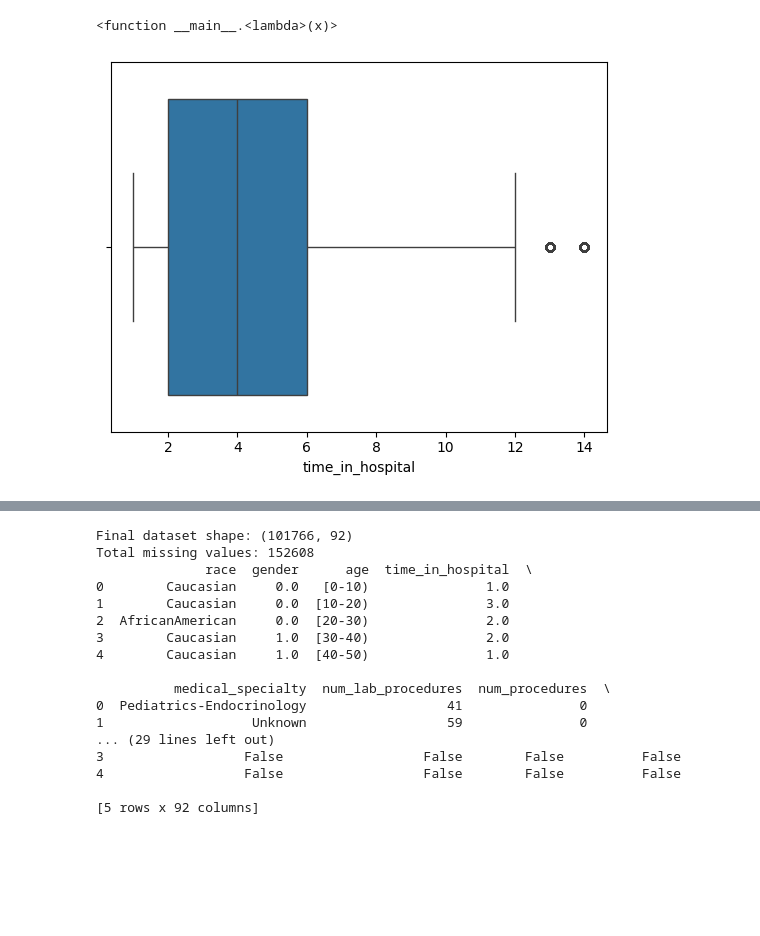
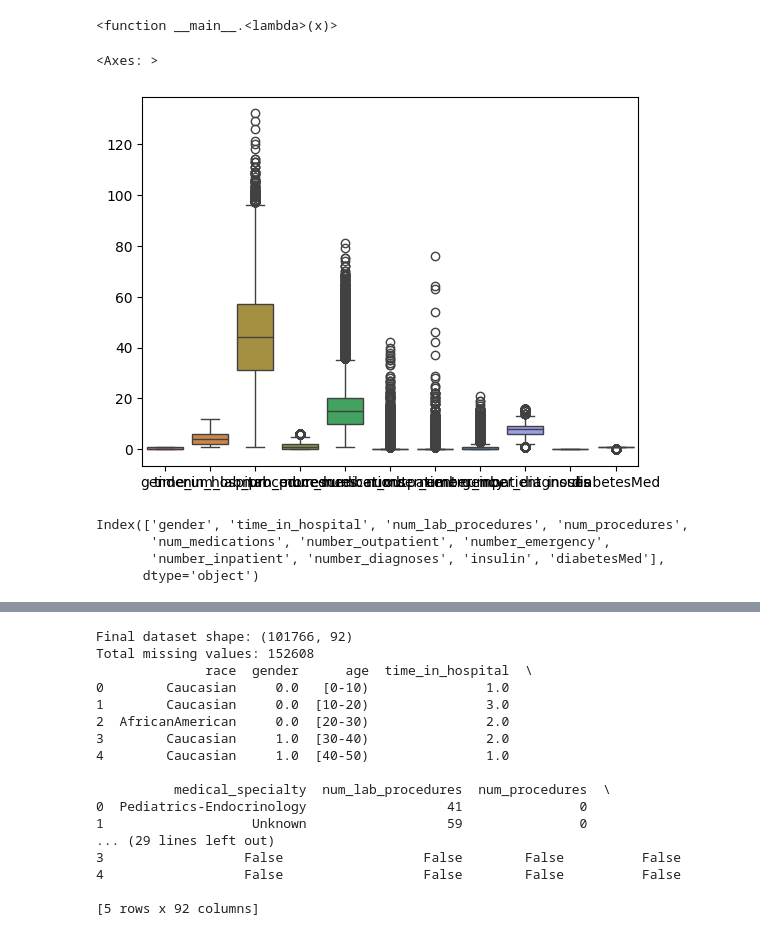
Before and after one commit to guru16-02/TEAM-17-24ADI204, a Jupyter notebook: dsv.ipynb, the cells around one changed output, grey strips where cells are left out. Cells and saved outputs as stored; diff of their text form; code cells hidden in the pictures; blank space fills up the shorter version.

```diff
--- a/dsv.ipynb
+++ b/dsv.ipynb
@@ -141,9 +141,17 @@ df["readmitted"] = df["readmitted"].apply
 (lambda x: 1 if x == "<30" else 0)
 # %% [output]
 <function __main__.<lambda>(x)>
+# %%
+sns.boxplot(data=df.select_dtypes(['int64','float']))
+# %% [output]
+<Axes: >
+[figure, added]
 # %%
-sns.boxplot(x=df["time_in_hospital"])
-plt.show()
+num_cols = df.select_dtypes(include=["int64", "float64"]).columns
+num_cols
 # %% [output]
-[figure, removed]
+Index(['gender', 'time_in_hospital', 'num_lab_procedures', 'num_procedures',
+       'num_medications', 'number_outpatient', 'number_emergency',
+       'number_inpatient', 'number_diagnoses', 'insulin', 'diabetesMed'],
+      dtype='object')
 # %%
```
Also changed, not shown: parts of 8 cells of this notebook.
